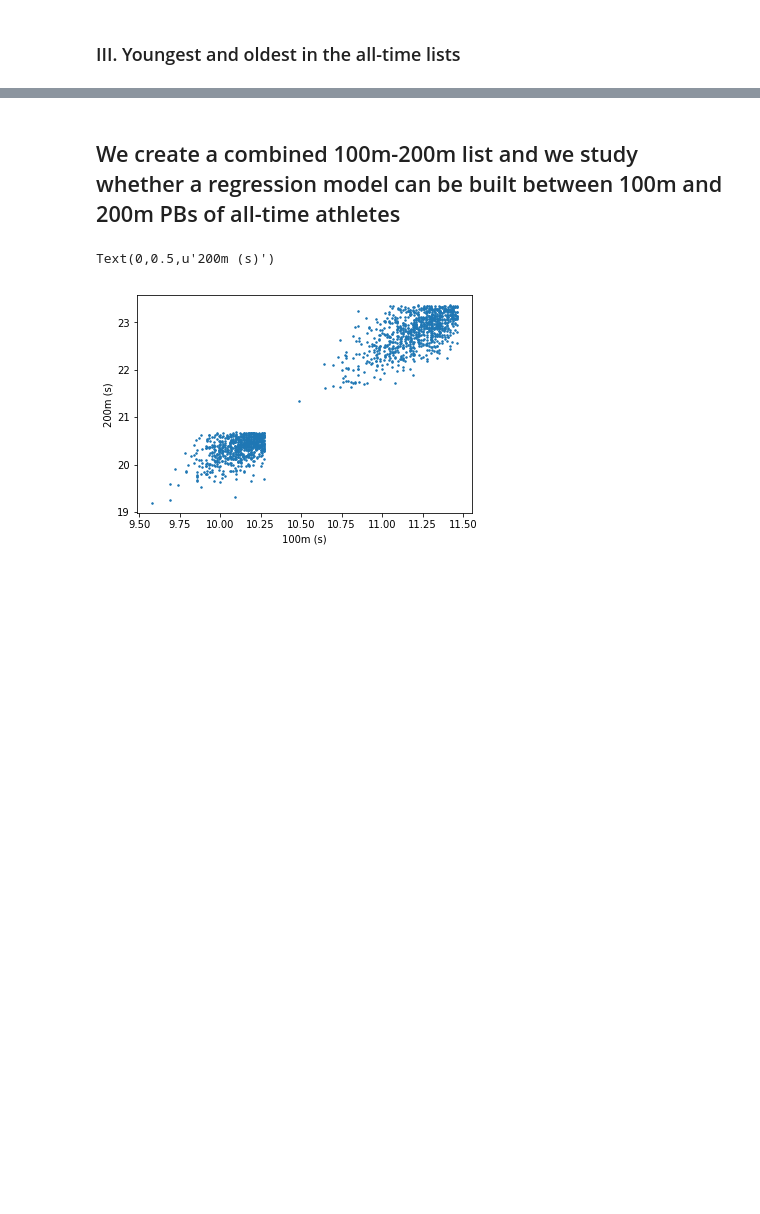
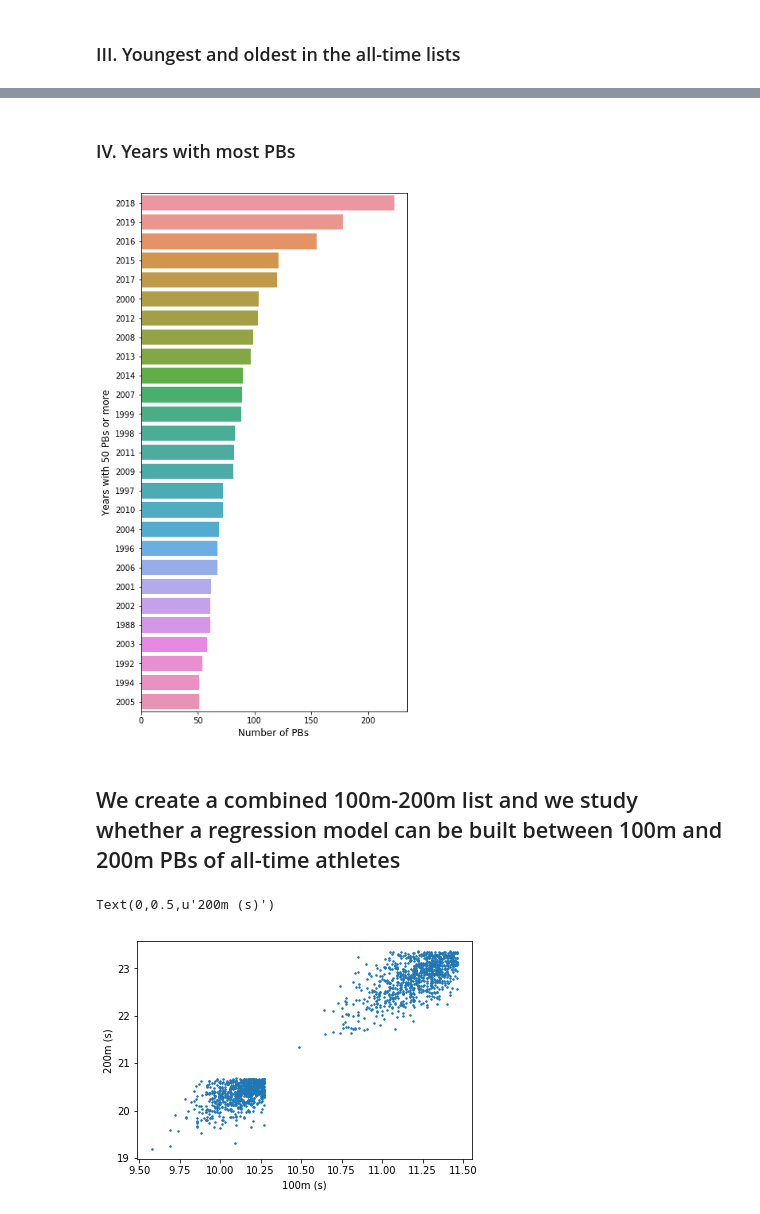
Before and after one commit to rmondini/trackandfield, a Jupyter notebook: mensprint.ipynb, the cells around one changed output, grey strips where cells are left out. Cells and saved outputs as stored; diff of their text form; code cells hidden in the pictures; blank space fills up the shorter version.

```diff
--- a/mensprint.ipynb
+++ b/mensprint.ipynb
@@ -219,3 +268,21 @@ plt.show()
+# %% [markdown]
+### IV. Years with most PBs ###
+# %%
+# create dataframe with only year in 'Date' field and keep only years with most PBs
+df1_copy=df1.copy()
+df1_copy['Date']=pd.to_datetime(df1['Date']).dt.year
+df1_yearcount = df1_copy['Date'].value_counts()
+df1_yearcountfinal_index = df1_yearcount[df1_yearcount>=50].index
+df1_yearplt = df1_copy[df1_copy['Date'].isin(df1_yearcountfinal_index)].copy()
+
+# plot
+plt.figure(figsize=(6,12))
+sns.countplot(y='Date', data=df1_yearplt, order=df1_yearcountfinal_index)
+plt.xlabel('Number of PBs', size=12)
+plt.ylabel('Years with 50 PBs or more', size=12)
+plt.show()
+# %% [output]
+[figure, added]
 # %% [markdown]
 ## We create a combined 100m-200m list and we study whether a regression model can be built between 100m and 200m PBs of all-time athletes ##
 # %%
```
Also changed, not shown: parts of 20 cells of this notebook.
